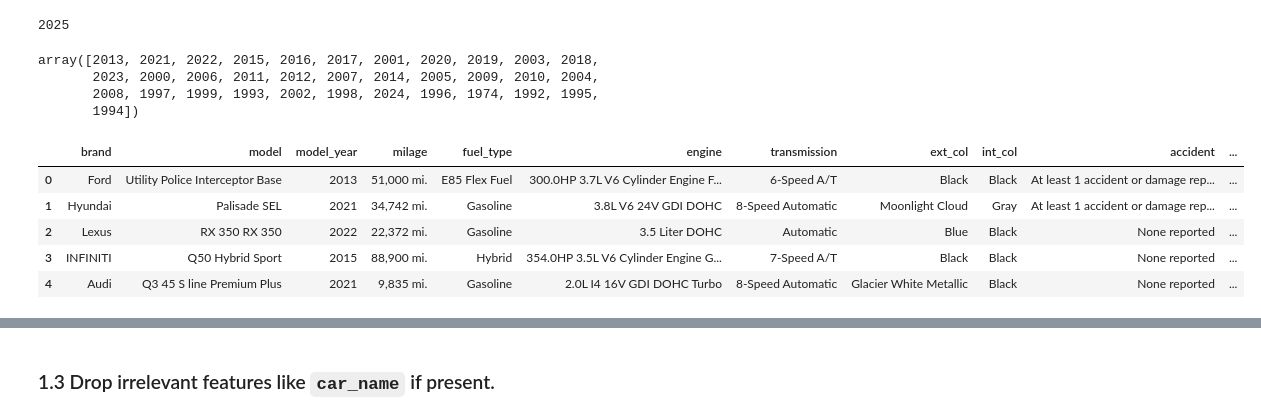
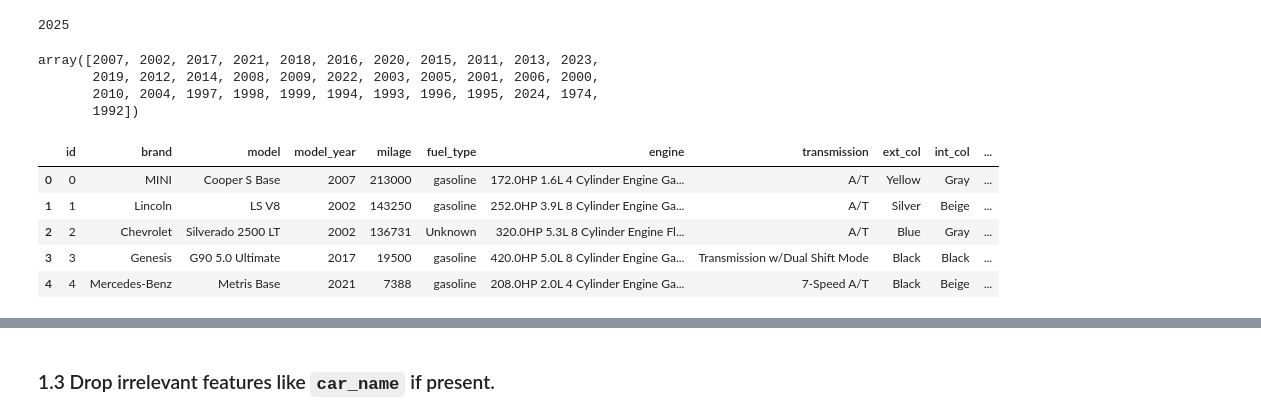
Before and after one commit to chawthinn/car-price-prediction-regression-ml, a Jupyter notebook: scripts/AML3104_Assignment3_Chaw_916347.ipynb, the cells around one changed output, grey strips where cells are left out. Drawn from its saved outputs; the diff is of its cells as text; code cells hidden in the pictures.

```diff
--- a/scripts/AML3104_Assignment3_Chaw_916347.ipynb
+++ b/scripts/AML3104_Assignment3_Chaw_916347.ipynb
@@ -57,9 +65,11 @@ from datetime import date
 # %% [markdown]
 ### 1.1 Load the dataset and perform basic cleaning (handle missing values, duplicates).
 # %%
-# Define file path of the dataset
-file_path = "../dataset/used_cars.csv"
+# Define file paths of the datasets
+train_path = "../dataset/train.csv"
+test_path = "../dataset/test.csv"
 
-# Load dataset into pandas DataFrame
-df = pd.read_csv(file_path)
+# Load datasets into pandas DataFrames
+train_df = pd.read_csv(train_path)
+test_df = pd.read_csv(test_path)
 # %%
@@ -173,3 +287,20 @@ Unique values count of clean_title: 1
 # %%
-# Fill missing values with 'Unknown'
-df['fuel_type'] = df['fuel_type'].fillna('Unknown')
+# Create function to clean and standardize columns
+def clean_categorical_columns(df):
+    df = df.copy()
+
+    # Define valid categorical types
+    valid_fuels = {'gasoline', 'diesel', 'electric', 'hybrid', 'plug-in hybrid', 'flex fuel', 'natural gas'}
+
+    # Replace invalid types in 'fuel_type' with 'Unknown'
+    df['fuel_type'] = df['fuel_type'].str.strip().str.lower().apply(
+        lambda x: x if x in valid_fuels else 'Unknown'
+    )
+
+    # Replace missing values in 'accident'
+    df['accident'] = df['accident'].fillna('Unknown')
+
+    # Replace missing values in 'clean_title'
+    df['clean_title'] = df['clean_title'].fillna('Unknown')
+
+    return df
@@ -202 +307,5 @@ array(['Yes', 'Unknown'], dtype=object)
+# %%
+# Call function to clean both datasets
+train_df = clean_categorical_columns(train_df)
+test_df = clean_categorical_columns(test_df)
 # %%
@@ -274,20 +366,20 @@ print(current_year)
 2025
 # %%
 # Check unique values of model year
-df['model_year'].unique()
+train_df['model_year'].unique()
 # %% [output]
-array([2013, 2021, 2022, 2015, 2016, 2017, 2001, 2020, 2019, 2003, 2018,
-       2023, 2000, 2006, 2011, 2012, 2007, 2014, 2005, 2009, 2010, 2004,
-       2008, 1997, 1999, 1993, 2002, 1998, 2024, 1996, 1974, 1992, 1995,
-       1994])
+array([2007, 2002, 2017, 2021, 2018, 2016, 2020, 2015, 2011, 2013, 2023,
+       2019, 2012, 2014, 2008, 2009, 2022, 2003, 2005, 2001, 2006, 2000,
+       2010, 2004, 1997, 1998, 1999, 1994, 1993, 1996, 1995, 2024, 1974,
+       1992])
 # %%
 # Create new column to calculate car age
-df['car_age'] = current_year - df['model_year']
-df.head()
+train_df['car_age'] = current_year - train_df['model_year']
+train_df.head()
 # %% [output]
-|  | brand | model | model_year | milage | fuel_type | engine | transmission | ext_col | int_col | accident | ... |
-| 0 | Ford | Utility Police Interceptor Base | 2013 | 51,000 mi. | E85 Flex Fuel | 300.0HP 3.7L V6 Cylinder Engine F... | 6-Speed A/T | Black | Black | At least 1 accident or damage rep... | ... |
-| 1 | Hyundai | Palisade SEL | 2021 | 34,742 mi. | Gasoline | 3.8L V6 24V GDI DOHC | 8-Speed Automatic | Moonlight Cloud | Gray | At least 1 accident or damage rep... | ... |
-| 2 | Lexus | RX 350 RX 350 | 2022 | 22,372 mi. | Gasoline | 3.5 Liter DOHC | Automatic | Blue | Black | None reported | ... |
-| 3 | INFINITI | Q50 Hybrid Sport | 2015 | 88,900 mi. | Hybrid | 354.0HP 3.5L V6 Cylinder Engine G... | 7-Speed A/T | Black | Black | None reported | ... |
-| 4 | Audi | Q3 45 S line Premium Plus | 2021 | 9,835 mi. | Gasoline | 2.0L I4 16V GDI DOHC Turbo | 8-Speed Automatic | Glacier White Metallic | Black | None reported | ... |
+|  | id | brand | model | model_year | milage | fuel_type | engine | transmission | ext_col | int_col | ... |
+| 0 | 0 | MINI | Cooper S Base | 2007 | 213000 | gasoline | 172.0HP 1.6L 4 Cylinder Engine Ga... | A/T | Yellow | Gray | ... |
+| 1 | 1 | Lincoln | LS V8 | 2002 | 143250 | gasoline | 252.0HP 3.9L 8 Cylinder Engine Ga... | A/T | Silver | Beige | ... |
+| 2 | 2 | Chevrolet | Silverado 2500 LT | 2002 | 136731 | Unknown | 320.0HP 5.3L 8 Cylinder Engine Fl... | A/T | Blue | Gray | ... |
+| 3 | 3 | Genesis | G90 5.0 Ultimate | 2017 | 19500 | gasoline | 420.0HP 5.0L 8 Cylinder Engine Ga... | Transmission w/Dual Shift Mode | Black | Black | ... |
+| 4 | 4 | Mercedes-Benz | Metris Base | 2021 | 7388 | gasoline | 208.0HP 2.0L 4 Cylinder Engine Ga... | 7-Speed A/T | Black | Beige | ... |
```
Also changed, not shown: parts of 60 cells of this notebook, 2 other files.
